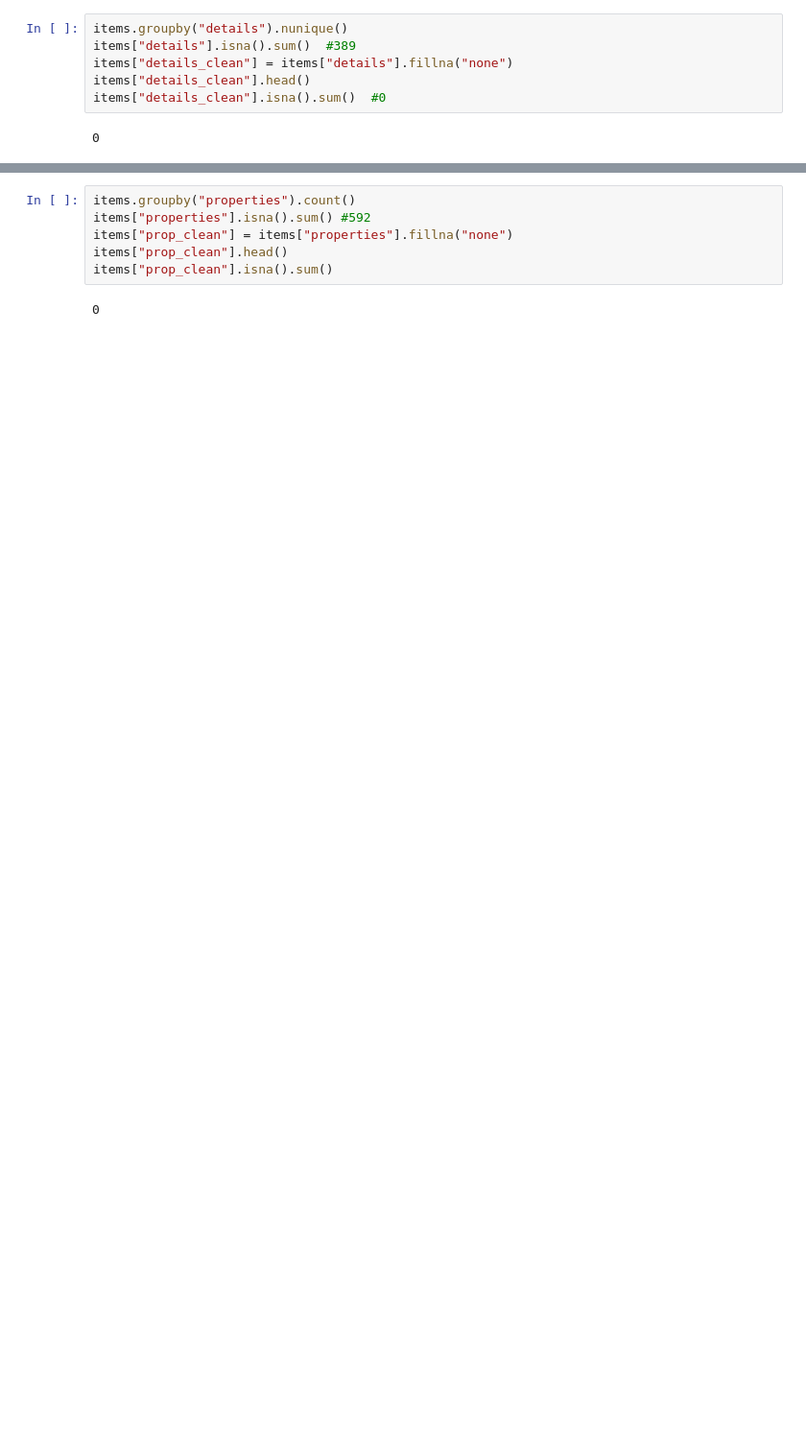
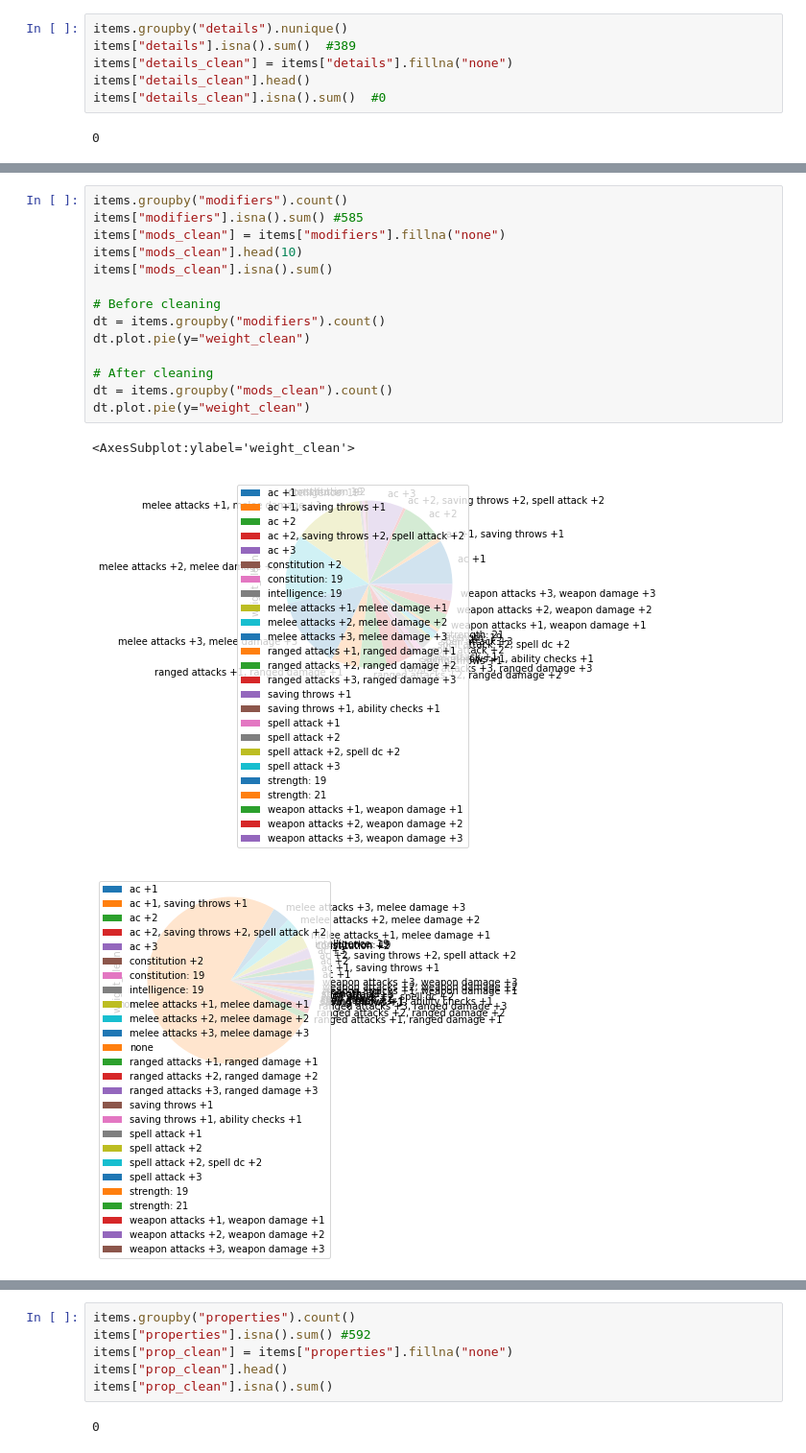
Before and after one commit to speudusa/cleaning-data-checkpoint, a Jupyter notebook: checkpoint-three-items.ipynb, the cells around one changed output, grey strips where cells are left out. Shown at 96% size. Drawn from its saved outputs; the diff is of its cells as text; blank space fills up the shorter version.

```diff
--- a/checkpoint-three-items.ipynb
+++ b/checkpoint-three-items.ipynb
@@ -309,0 +249,18 @@ If an item is not a weapon (or able to weild damage) it won't have any properite
+# %%
+items.groupby("modifiers").count()
+items["modifiers"].isna().sum() #585
+items["mods_clean"] = items["modifiers"].fillna("none")
+items["mods_clean"].head(10)
+items["mods_clean"].isna().sum()
+
+# Before cleaning
+dt = items.groupby("modifiers").count()
+dt.plot.pie(y="weight_clean")
+
+# After cleaning
+dt = items.groupby("mods_clean").count()
+dt.plot.pie(y="weight_clean")
+# %% [output]
+<AxesSubplot:ylabel='weight_clean'>
+[figure, added]
+[figure, added]
```
Also changed, not shown: parts of 87 cells of this notebook, 3 other files.
